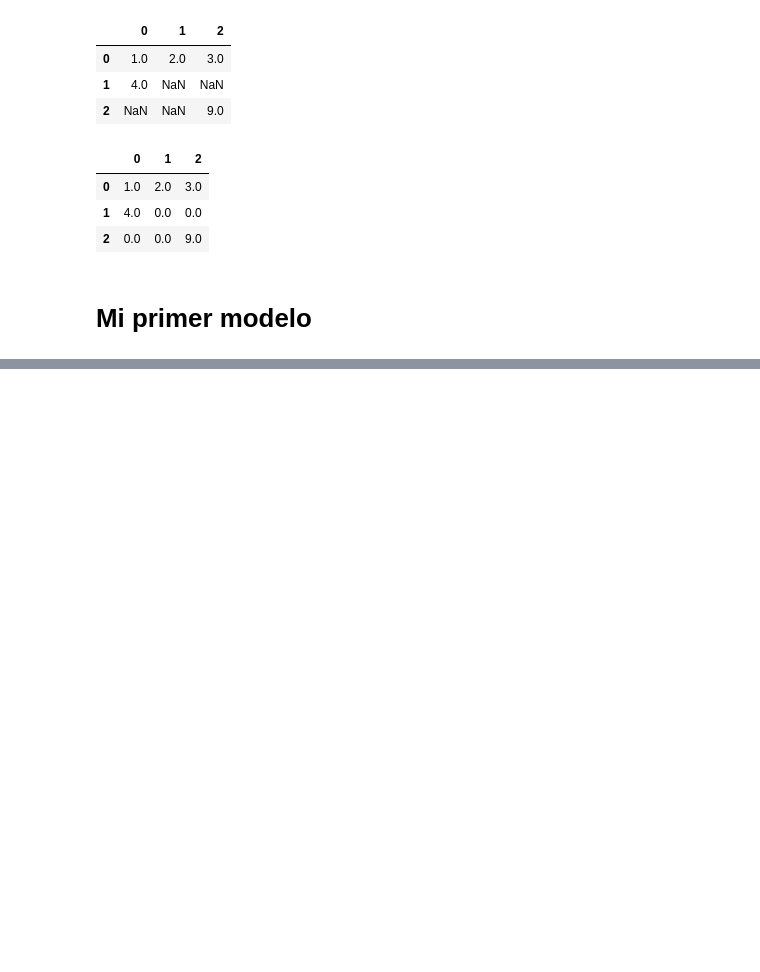
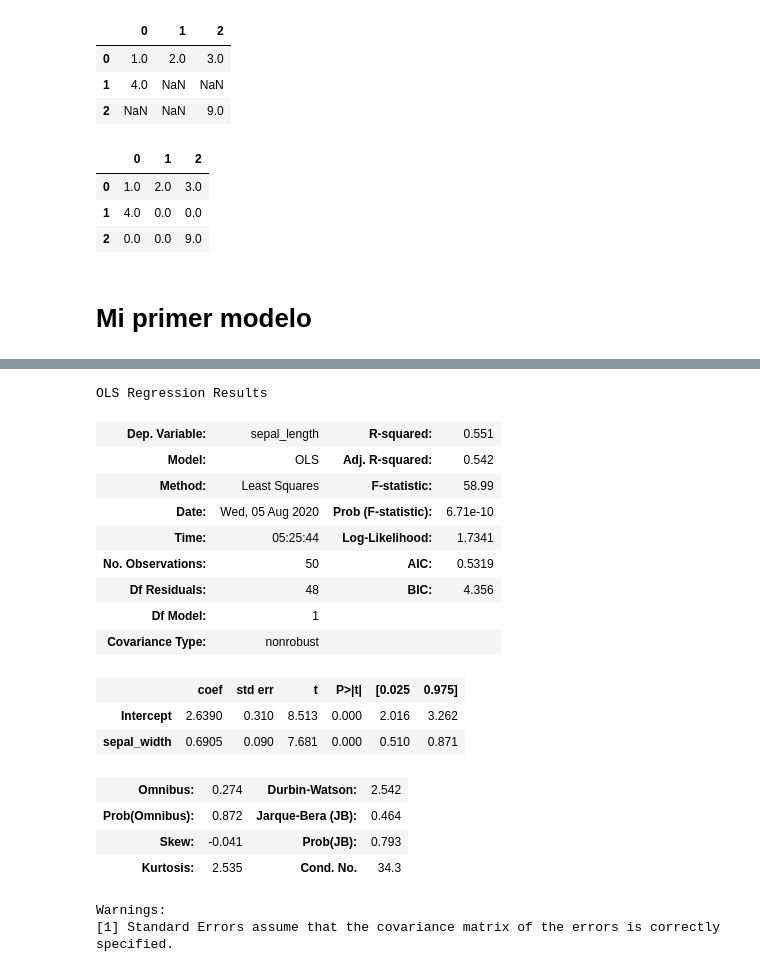
Before and after one commit to yeiscop/PYTHON, a Jupyter notebook: Clas_02_06_Agosto_DatAnova.ipynb, the cells around one changed output, grey strips where cells are left out. Cells and saved outputs as stored; diff of their text form; code cells hidden in the pictures; blank space fills up the shorter version.

```diff
--- a/Clas_02_06_Agosto_DatAnova.ipynb
+++ b/Clas_02_06_Agosto_DatAnova.ipynb
@@ -406,0 +490,24 @@ df
+# %%
+# utilizando la api de formula de statsmodels
+est = smf.ols(formula='sepal_length ~ sepal_width', data=iris_mod_1).fit()
+est.summary() # Employed se estima en base a GNP.
+# %% [output]
+OLS Regression Results
+| Dep. Variable: | sepal_length | R-squared: | 0.551 |
+| Model: | OLS | Adj. R-squared: | 0.542 |
+| Method: | Least Squares | F-statistic: | 58.99 |
+| Date: | Wed, 05 Aug 2020 | Prob (F-statistic): | 6.71e-10 |
+| Time: | 05:25:44 | Log-Likelihood: | 1.7341 |
+| No. Observations: | 50 | AIC: | 0.5319 |
+| Df Residuals: | 48 | BIC: | 4.356 |
+| Df Model: | 1 |  |  |
+| Covariance Type: | nonrobust |  |  |
+|  | coef | std err | t | P>|t| | [0.025 | 0.975] |
+| Intercept | 2.6390 | 0.310 | 8.513 | 0.000 | 2.016 | 3.262 |
+| sepal_width | 0.6905 | 0.090 | 7.681 | 0.000 | 0.510 | 0.871 |
+| Omnibus: | 0.274 | Durbin-Watson: | 2.542 |
+| Prob(Omnibus): | 0.872 | Jarque-Bera (JB): | 0.464 |
+| Skew: | -0.041 | Prob(JB): | 0.793 |
+| Kurtosis: | 2.535 | Cond. No. | 34.3 |
+Warnings:
+[1] Standard Errors assume that the covariance matrix of the errors is correctly specified.
```
Also changed, not shown: parts of 17 cells of this notebook.
